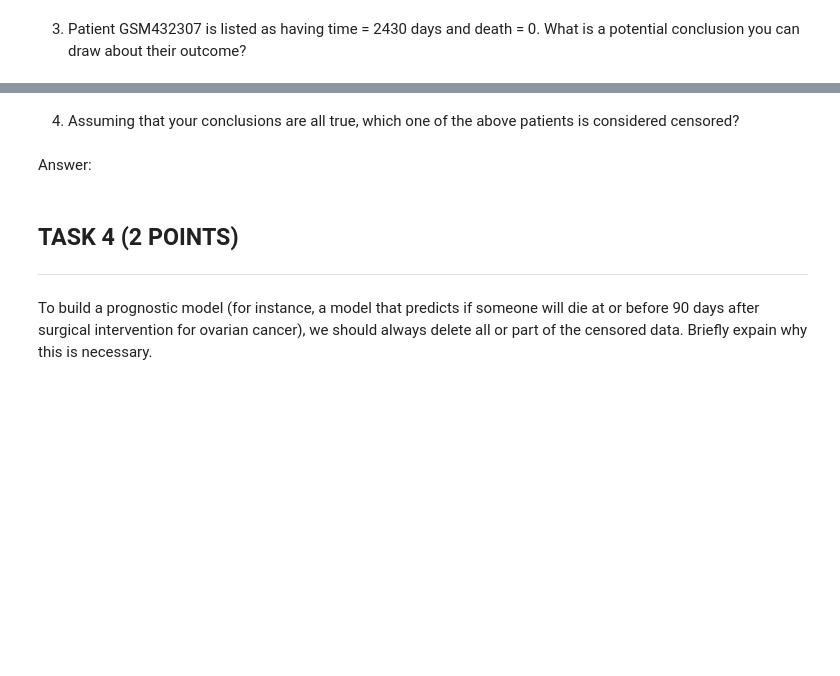
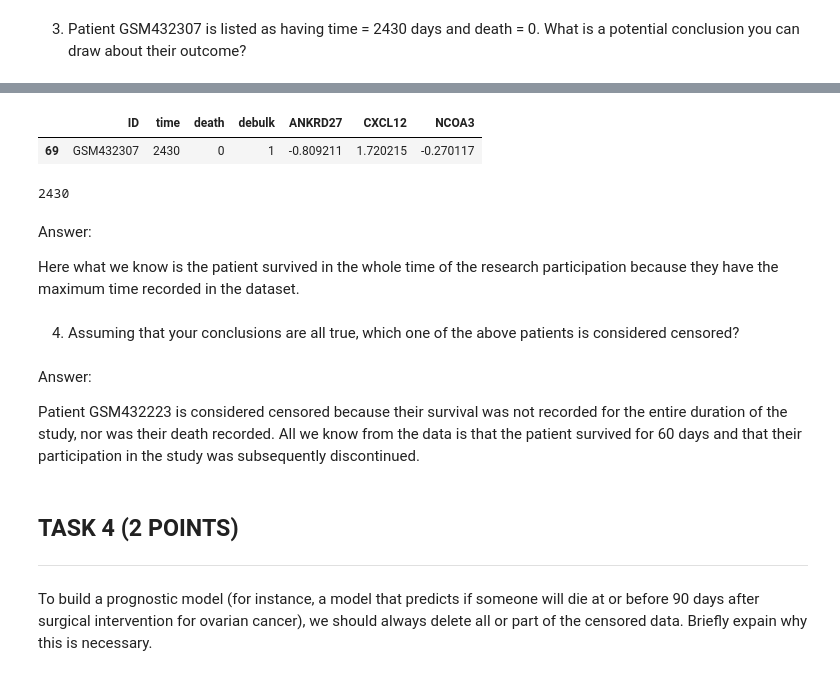
Before and after one commit to kalk-ak/Machine-Learning--MA, a Jupyter notebook: labs/lab2/Lab2_Prognosis.ipynb, the cells around one changed output, grey strips where cells are left out. Saved outputs shown, nothing was run; the diff lists cells and outputs as text; code cells hidden in the pictures; blank space fills up the shorter version.

```diff
--- a/labs/lab2/Lab2_Prognosis.ipynb
+++ b/labs/lab2/Lab2_Prognosis.ipynb
@@ -174,7 +186,21 @@ Answer:
+# %%
+display(df[df.ID == "GSM432307"])
+
+print(max(df.time))
+# %% [output]
+|  | ID | time | death | debulk | ANKRD27 | CXCL12 | NCOA3 |
+| 69 | GSM432307 | 2430 | 0 | 1 | -0.809211 | 1.720215 | -0.270117 |
+2430
+# %% [markdown]
+Answer:
+
+Here what we know is the patient survived in the whole time of the research participation because they have the maximum time recorded in the dataset.
 # %% [markdown]
 4. Assuming that your conclusions are all true, which one of the above patients is considered censored?
-# %% [markdown]
-Answer:
+# %% [markdown]
+Answer:
+
+Patient GSM432223 is considered censored because their survival was not recorded for the entire duration of the study, nor was their death recorded. All we know from the data is that the patient survived for 60 days and that their participation in the study was subsequently discontinued.
 # %% [markdown]
 ## TASK 4 (2 POINTS)
 ---
```
Also changed, not shown: parts of 9 cells of this notebook.
